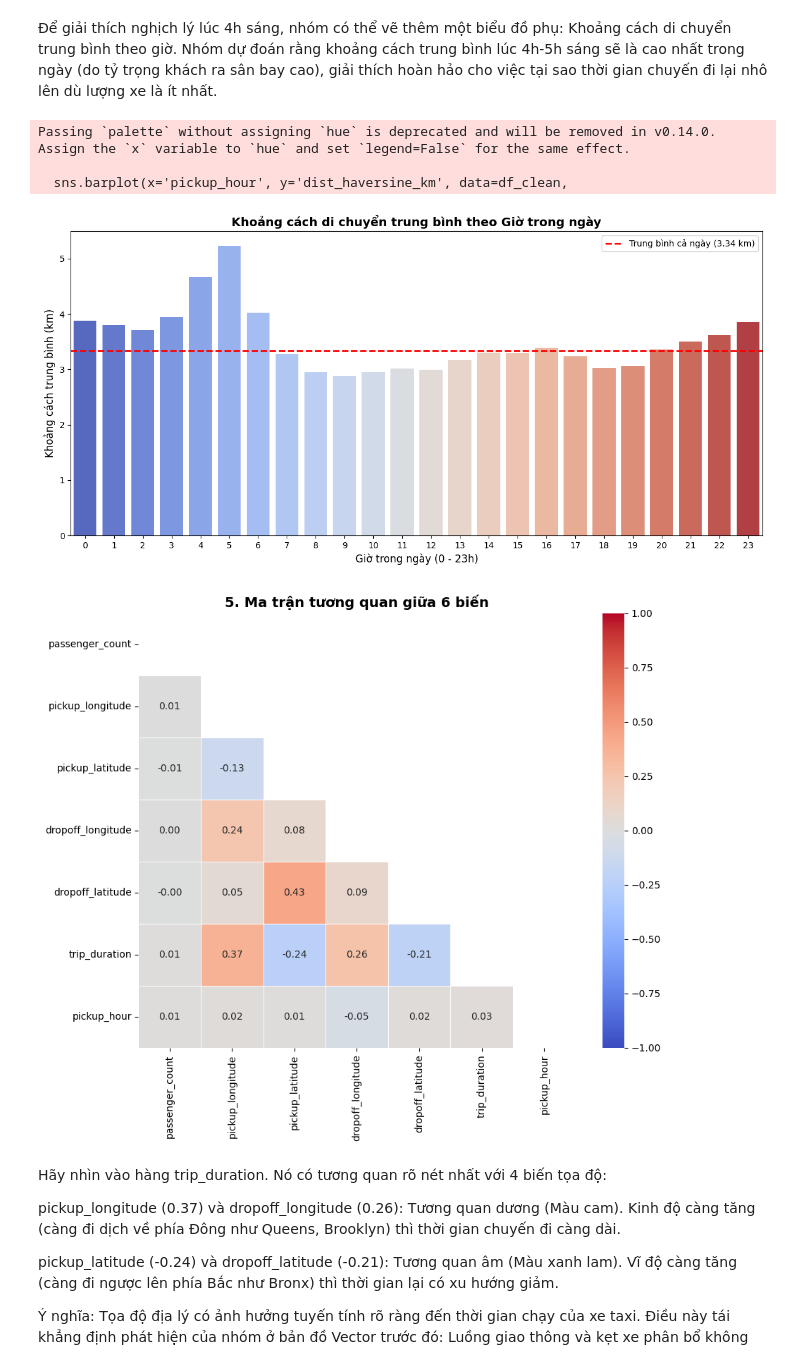
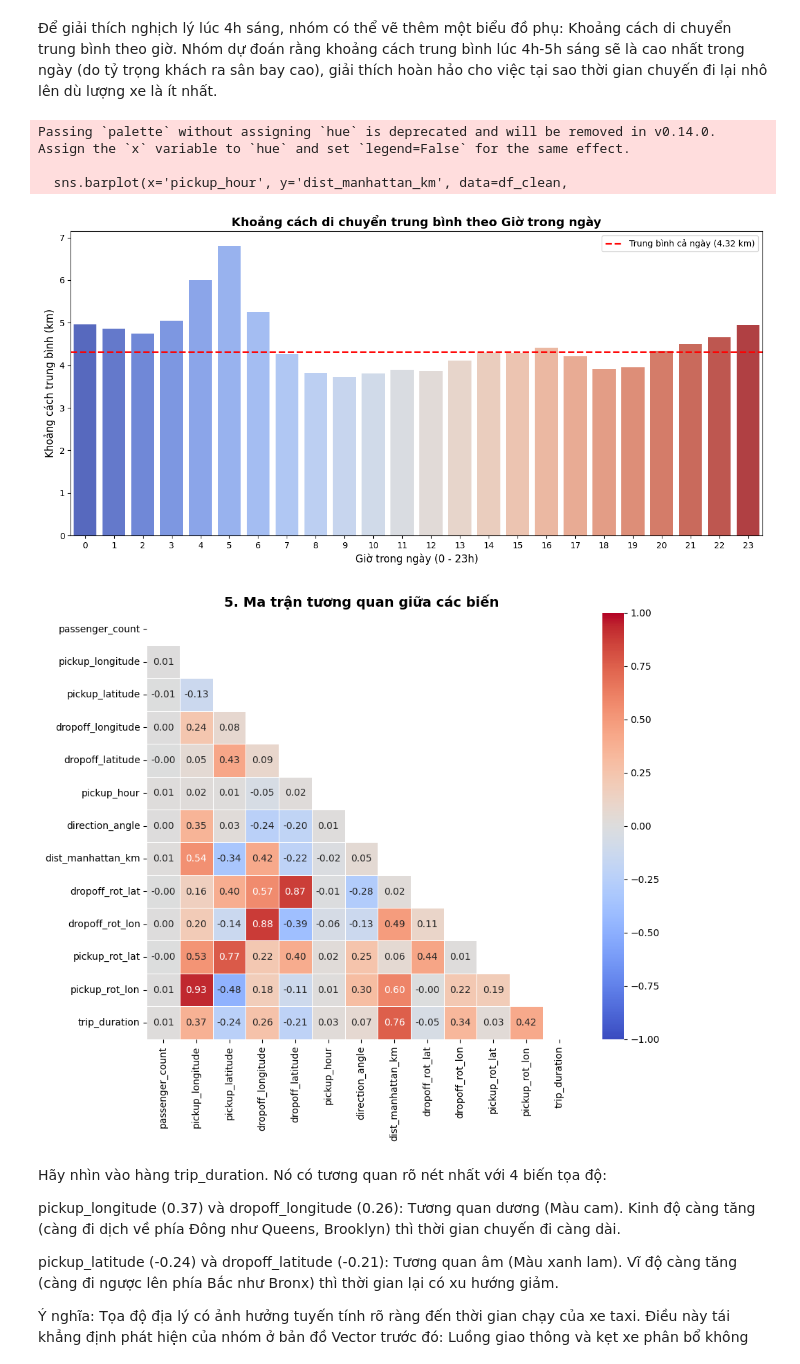
Before and after one commit to Scrowbin/PTKD-CK, a Jupyter notebook: hello.ipynb, the cells around one changed output. Cells and saved outputs as stored; diff of their text form; code cells hidden in the pictures.

```diff
--- a/hello.ipynb
+++ b/hello.ipynb
@@ -142,14 +141,9 @@ def calculate_distances(df):
     # Bán kính Trái Đất (km)
     R = 6371.0
 
-    # 1. TÍNH KHOẢNG CÁCH HAVERSINE
+    # 2. TÍNH KHOẢNG CÁCH MANHATTAN
     dlat = lat2 - lat1
     dlng = lng2 - lng1
-    a = np.sin(dlat / 2.0)**2 + np.cos(lat1) * np.cos(lat2) * np.sin(dlng / 2.0)**2
-    c = 2 * np.arcsin(np.sqrt(a))
-    df['dist_haversine_km'] = R * c
-
-    # 2. TÍNH KHOẢNG CÁCH MANHATTAN
     # Tính thành phần dọc (Bắc - Nam) bằng cách giữ nguyên kinh độ (lng1)
     a_lat = np.sin(dlat / 2.0)**2
     c_lat = 2 * np.arcsin(np.sqrt(a_lat))
@@ -187,23 +206,37 @@ def apply_pca_rotation(df):
+# %%
+def manual_rotate(df):
+    theta = np.radians(-29) # Xoay ngược lại 29 độ để Manhattan thẳng đứng
+
+    # Xoay tọa độ Pickup
+    df['pickup_rot_lat'] = df['pickup_latitude'] * np.cos(theta) - df['pickup_longitude'] * np.sin(theta)
+    df['pickup_rot_lon'] = df['pickup_latitude'] * np.sin(theta) + df['pickup_longitude'] * np.cos(theta)
+
+    # Xoay tọa độ Dropoff
+    df['dropoff_rot_lat'] = df['dropoff_latitude'] * np.cos(theta) - df['dropoff_longitude'] * np.sin(theta)
+    df['dropoff_rot_lon'] = df['dropoff_latitude'] * np.sin(theta) + df['dropoff_longitude'] * np.cos(theta)
+
+    return df
 # %% [markdown]
 "Vì thuật toán XGBoost thực hiện phân chia dữ liệu dựa trên các nhát cắt trực giao (orthogonal splits), việc xoay tọa độ để khớp với lưới đường phố Manhattan (nghiêng ~29 độ) giúp mô hình giảm đáng kể độ phức tạp của các cây quyết định, từ đó tăng độ chính xác dự báo (R2) và giảm hiện tượng Overfitting."
 # %%
 # Áp dụng hàm vào dataset
 
-df_clean = apply_pca_rotation(df_clean)
+df_clean = manual_rotate(df_clean)
 df_clean = calculate_distances(df_clean)
-df_clean[['dist_haversine_km', 'dist_manhattan_km']].head()
 df_clean['pickup_datetime'] = pd.to_datetime(df_clean['pickup_datetime'])
 df_clean['pickup_hour'] = df_clean['pickup_datetime'].dt.hour
 df_clean['log_trip_duration'] = np.log10(df_clean['trip_duration'])
+df_clean = add_direction_feature(df_clean)
 
 
 df_test = pd.read_csv("test.csv")
-df_test = apply_pca_rotation(df_test)
+df_test = manual_rotate(df_test)
 df_test = calculate_distances(df_test)
-df_test[['dist_haversine_km', 'dist_manhattan_km']].head()
+df_test = add_direction_feature(df_test)
 df_test['pickup_datetime'] = pd.to_datetime(df_test['pickup_datetime'])
 df_test['pickup_hour'] = df_test['pickup_datetime'].dt.hour
 
+df_clean, df_test = add_heuristic_speed(df_clean, df_test)
 df_clean.to_csv('data_clean.csv', index=False)
 df_test.to_csv('test_transform.csv', index=False)
 # %%
@@ -447,7 +480,7 @@ plt.figure(figsize=(12, 6))
 # Vẽ biểu đồ cột: Chiều cao cột thể hiện Khoảng cách Trung bình (mean)
 # estimator=np.mean: Tự động tính trung bình khoảng cách cho từng giờ
 # errorbar=None: Tắt các vạch đen (độ lệch chuẩn) cho biểu đồ gọn gàng
-sns.barplot(x='pickup_hour', y='dist_haversine_km', data=df_clean,
+sns.barplot(x='pickup_hour', y='dist_manhattan_km', data=df_clean,
             estimator=np.mean, errorbar=None, palette='coolwarm')
 
 plt.title('Khoảng cách di chuyển trung bình theo Giờ trong ngày', fontsize=14, fontweight='bold')
@@ -459,7 +492,7 @@ plt.xticks(ticks=range(0, 24), labels=range(0, 24))
 
 # TÙY CHỌN NÂNG CAO: Vẽ thêm 1 đường gạch ngang màu đỏ đứt nét
 # thể hiện mức trung bình của toàn bộ cả ngày để làm mốc so sánh
-mean_distance = df_clean['dist_haversine_km'].mean()
+mean_distance = df_clean['dist_manhattan_km'].mean()
 plt.axhline(mean_distance, color='red', linestyle='--', linewidth=2,
             label=f'Trung bình cả ngày ({mean_distance:.2f} km)')
 plt.legend()
@@ -469,27 +502,29 @@ plt.show()
 # %% [output]
 Passing `palette` without assigning `hue` is deprecated and will be removed in v0.14.0. Assign the `x` variable to `hue` and set `legend=False` for the same effect.
 
-  sns.barplot(x='pickup_hour', y='dist_haversine_km', data=df_clean,
+  sns.barplot(x='pickup_hour', y='dist_manhattan_km', data=df_clean,
-[figure, old version]
+[figure, new version]
 # %%
 # --- Biểu đồ 5: Ma trận Tương quan (Heatmap) ---
 plt.figure(figsize=(10, 8))
 
 cols_to_corr = ['passenger_count', 'pickup_longitude', 'pickup_latitude',
-                'dropoff_longitude', 'dropoff_latitude', 'trip_duration','pickup_hour']
+                'dropoff_longitude', 'dropoff_latitude','pickup_hour',
+                'direction_angle','dist_manhattan_km','dropoff_rot_lat','dropoff_rot_lon', "pickup_rot_lat", "pickup_rot_lon",
+                'trip_duration']
 corr_matrix = df_clean[cols_to_corr].corr()
 
 # Tạo mask để ẩn nửa trên của ma trận (vì nó đối xứng)
 mask = np.triu(np.ones_like(corr_matrix, dtype=bool))
 
 sns.heatmap(corr_matrix, mask=mask, annot=True, fmt=".2f", cmap='coolwarm',
             vmin=-1, vmax=1, square=False, linewidths=.5)
 
-plt.title('5. Ma trận tương quan giữa 6 biến', fontsize=14, fontweight='bold')
+plt.title('5. Ma trận tương quan giữa các biến', fontsize=14, fontweight='bold')
 
 plt.show()
 # %% [output]
-[figure, old version]
+[figure, new version]
 # %% [markdown]
 Hãy nhìn vào hàng trip_duration. Nó có tương quan rõ nét nhất với 4 biến tọa độ:
 
```
Also changed, not shown: parts of 4 cells of this notebook.
